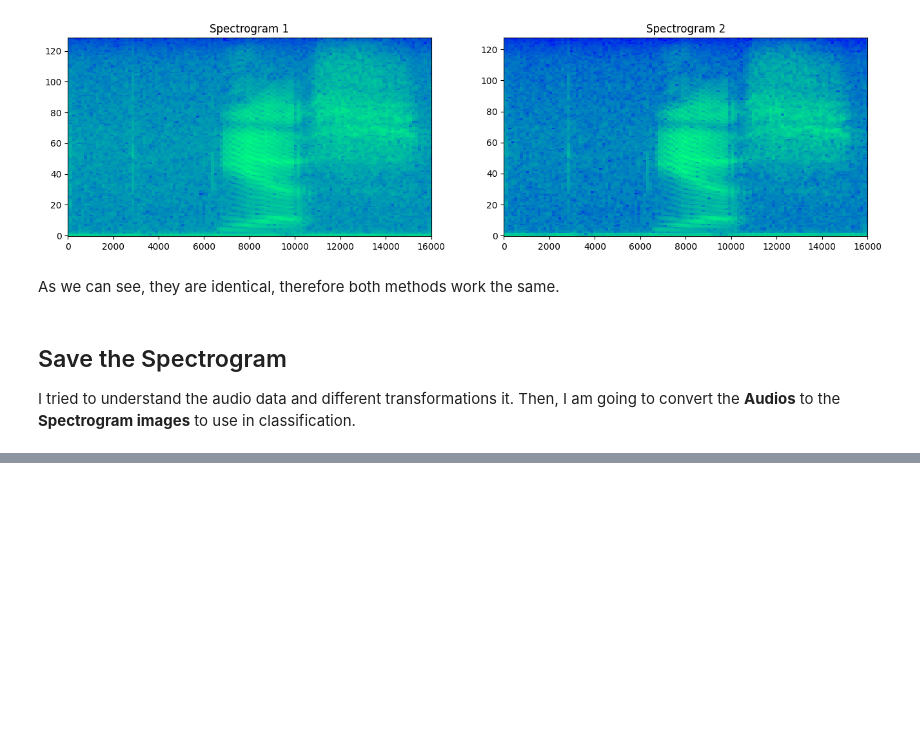
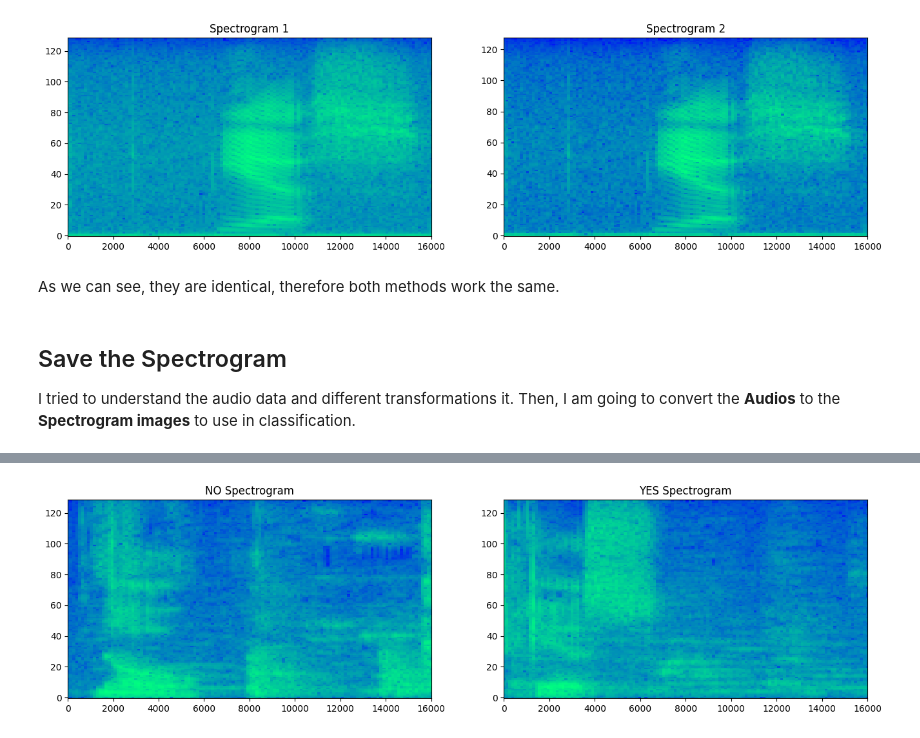
Before and after one commit to kavehmahdavi/TF_Portfolio, a Jupyter notebook: audio_classification/audio_classification.ipynb, the cells around one changed output, grey strips where cells are left out. Drawn from its saved outputs; the diff is of its cells as text; code cells hidden in the pictures; blank space fills up the shorter version.

Commit message:
Audio clasification done

```diff
--- a/audio_classification/audio_classification.ipynb
+++ b/audio_classification/audio_classification.ipynb
@@ -297,0 +468,7 @@ get_images(train_no, 'no')
+# %%
+### Prediction
+no_waveform, no_sample_rate = load_audio('data/mini_speech_commands/myvoice/no.wav')
+yes_waveform, yes_sample_rate = load_audio('data/mini_speech_commands/myvoice/yes.wav')
+
+print(no_waveform.shape)
+print(yes_waveform.shape)
@@ -297,0 +486,19 @@ get_images(train_no, 'no')
+# %%
+ #pectrogram
+# Create
+no_spectrogram, no_spect = get_spectrogram(no_waveform)
+yes_spectrogram, yes_spect = get_spectrogram(yes_waveform)
+
+# Save
+_save_path = 'data/mini_speech_commands/myvoice/'
+
+plt.imsave(_save_path + 'no_spectrogram.png', no_spectrogram.numpy(), cmap='gray')
+plt.imsave(_save_path + 'yes_spectrogram.png', yes_spectrogram.numpy(), cmap='gray')
+
+# Plot
+fig, (ax1, ax2) = plt.subplots(figsize=(16, 4), ncols=2)
+plot_spectrogram(no_spectrogram.numpy(), ax1, 'NO Spectrogram')
+plot_spectrogram(yes_spectrogram.numpy(), ax2, 'YES Spectrogram')
+plt.show()
+# %% [output]
+[figure, added]
```
Also changed, not shown: parts of 19 cells of this notebook.
